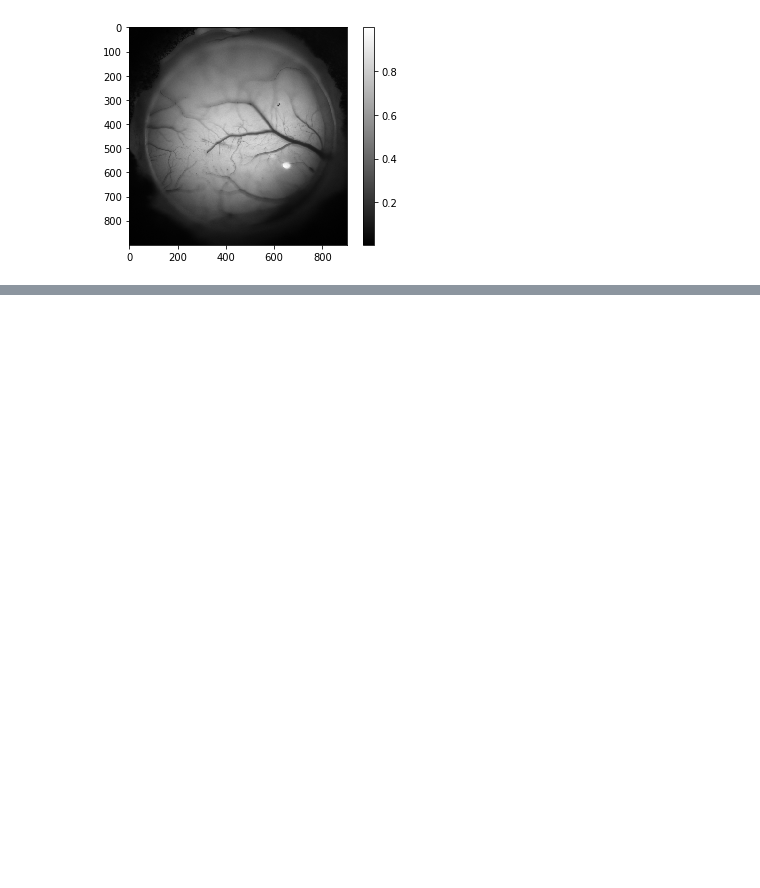
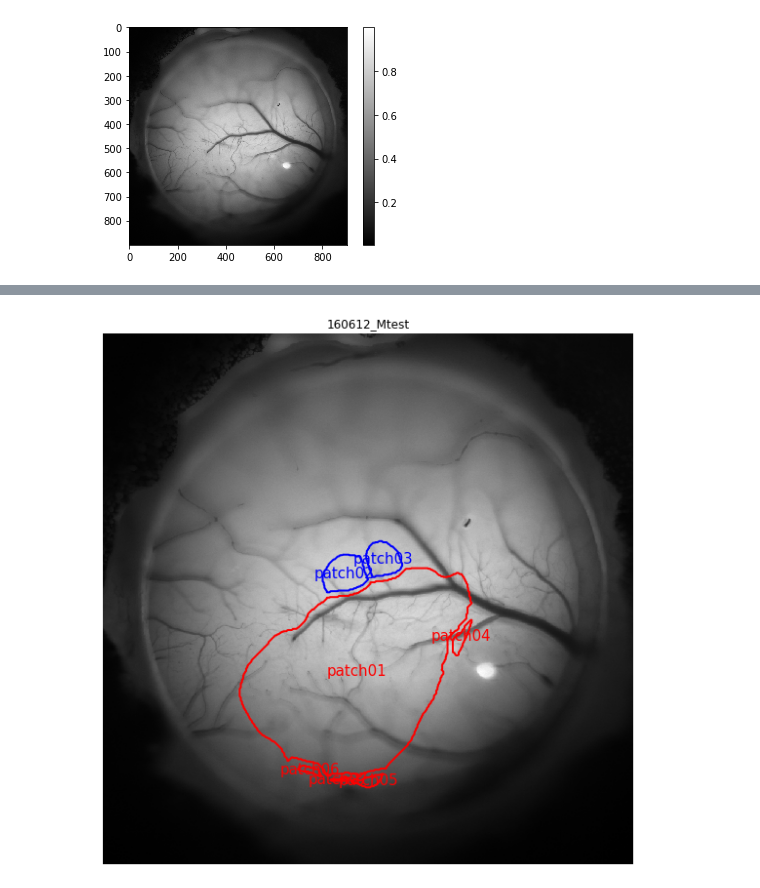
Before and after one commit to drinnenb/retinotopic_mapping, a Jupyter notebook: retinotopic_mapping/example_alex.ipynb, the cells around one changed output, grey strips where cells are left out. Saved outputs shown, nothing was run; the diff lists cells and outputs as text; code cells hidden in the pictures; blank space fills up the shorter version.

```diff
--- a/retinotopic_mapping/example_alex.ipynb
+++ b/retinotopic_mapping/example_alex.ipynb
@@ -114,0 +125,5 @@ merge iteration: 2
+# %%
+_ = trial.plotFinalPatchBorders2()
+plt.show()
+# %% [output]
+[figure, added]
```
Also changed, not shown: parts of 14 cells of this notebook, 7 other files.
